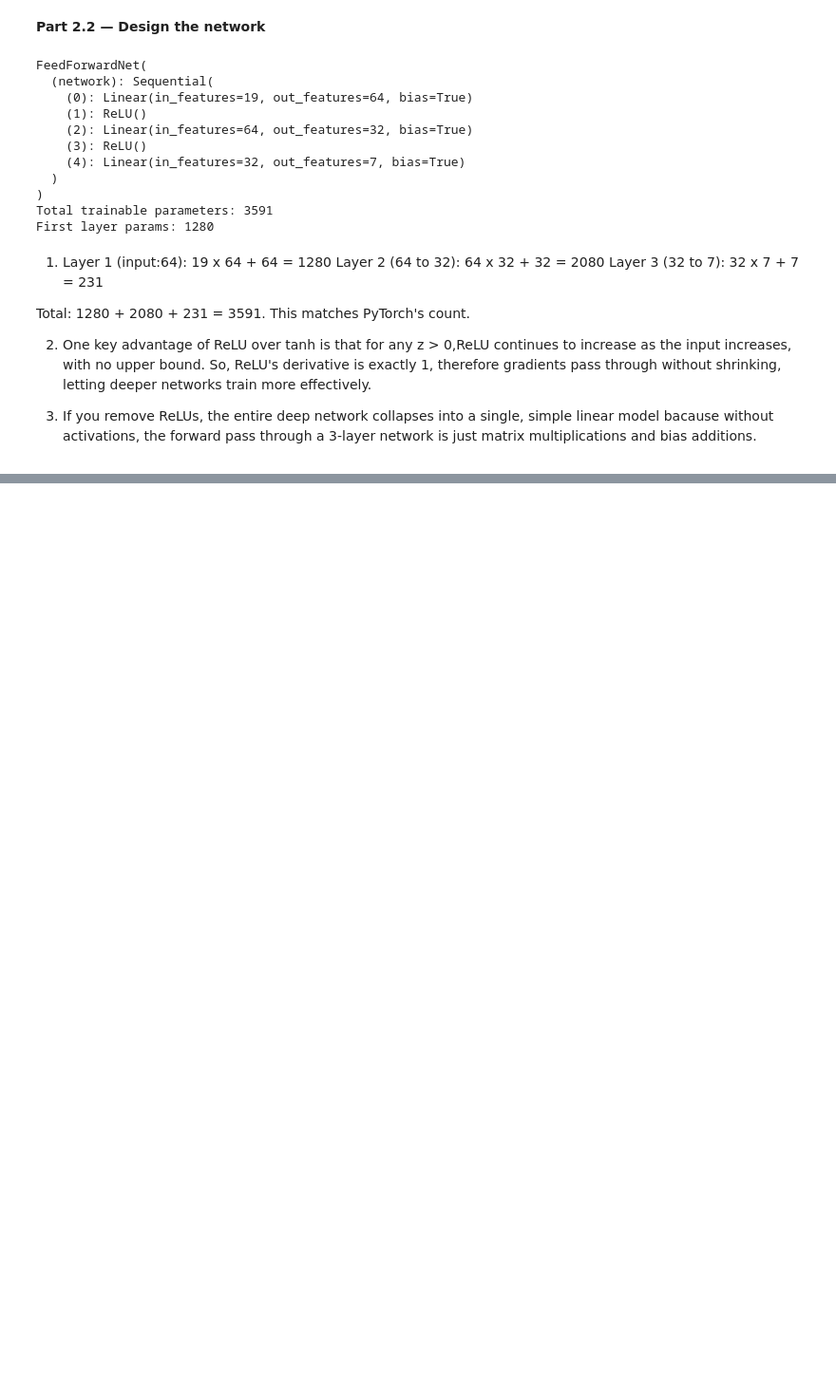
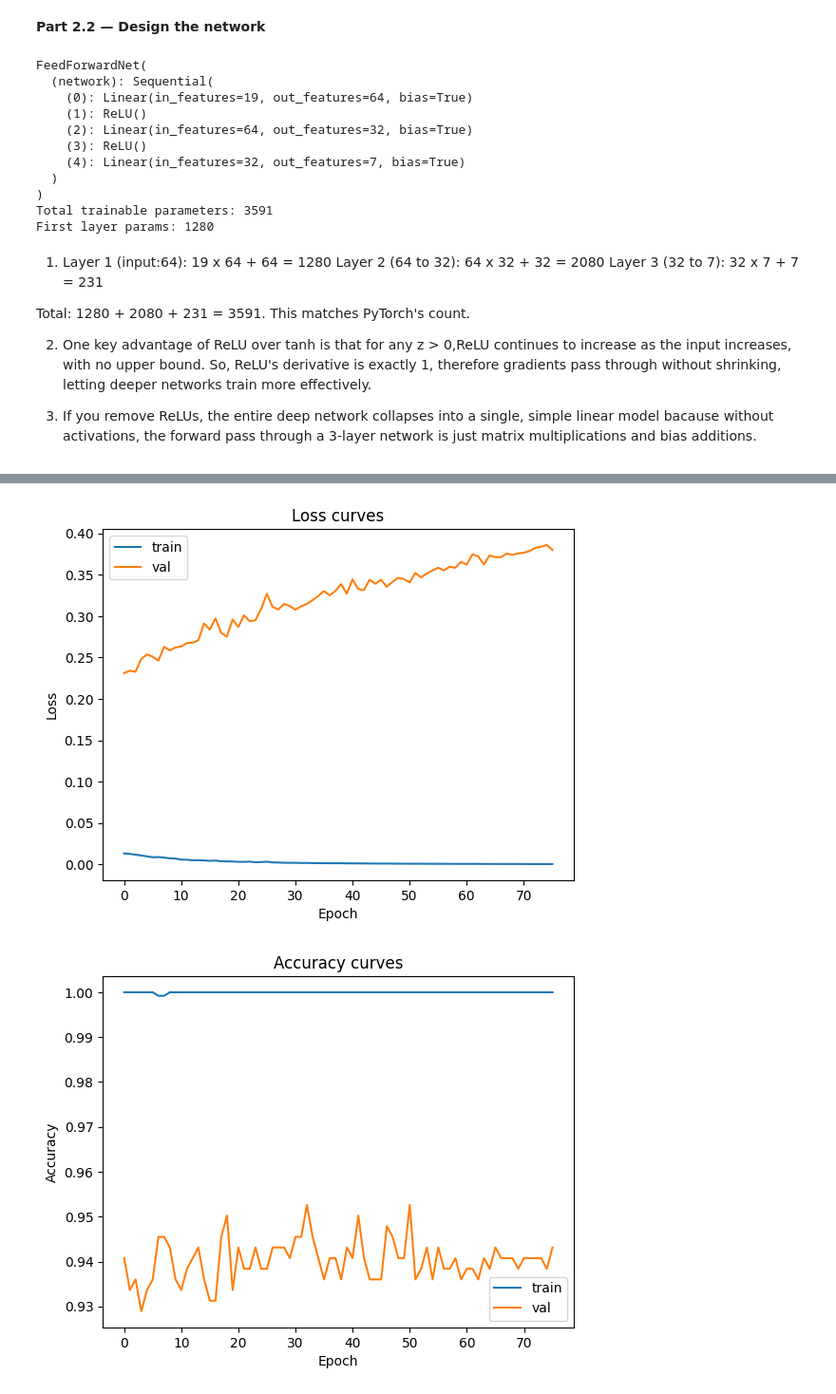
Before and after one commit to DivineUI/Lab-3, a Jupyter notebook: Lab_3.ipynb, the cells around one changed output, grey strips where cells are left out. Shown at 95% size. Drawn from its saved outputs; the diff is of its cells as text; code cells hidden in the pictures; blank space fills up the shorter version.

```diff
--- a/Lab_3.ipynb
+++ b/Lab_3.ipynb
@@ -352,0 +420,15 @@ Total: 1280 + 2080 + 231 = 3591.                                    This matches
+# %%
+
+# Plotting
+plt.plot(history["train_loss"], label="train")
+plt.plot(history["val_loss"], label="val")
+plt.xlabel("Epoch"); plt.ylabel("Loss"); plt.title("Loss curves")
+plt.legend(); plt.show()
+
+plt.plot(history["train_acc"], label="train")
+plt.plot(history["val_acc"], label="val")
+plt.xlabel("Epoch"); plt.ylabel("Accuracy"); plt.title("Accuracy curves")
+plt.legend(); plt.show()
+# %% [output]
+[figure, added]
+[figure, added]
```
Also changed, not shown: parts of 2 cells of this notebook.
